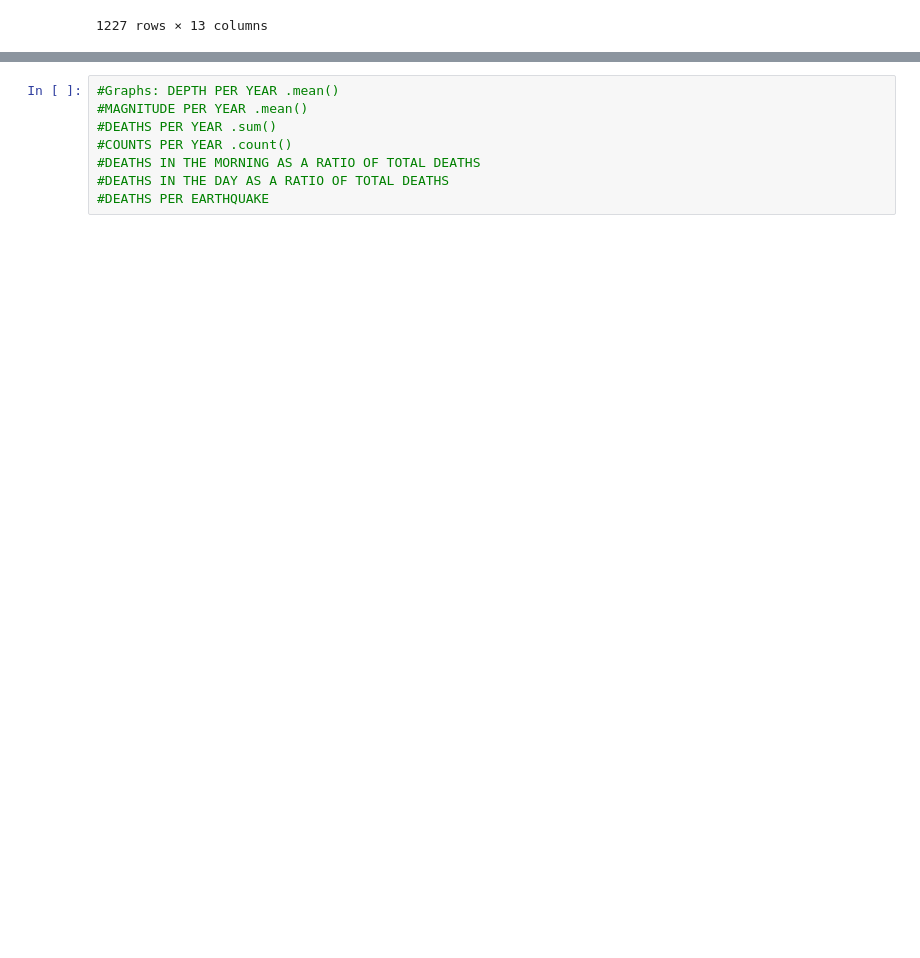
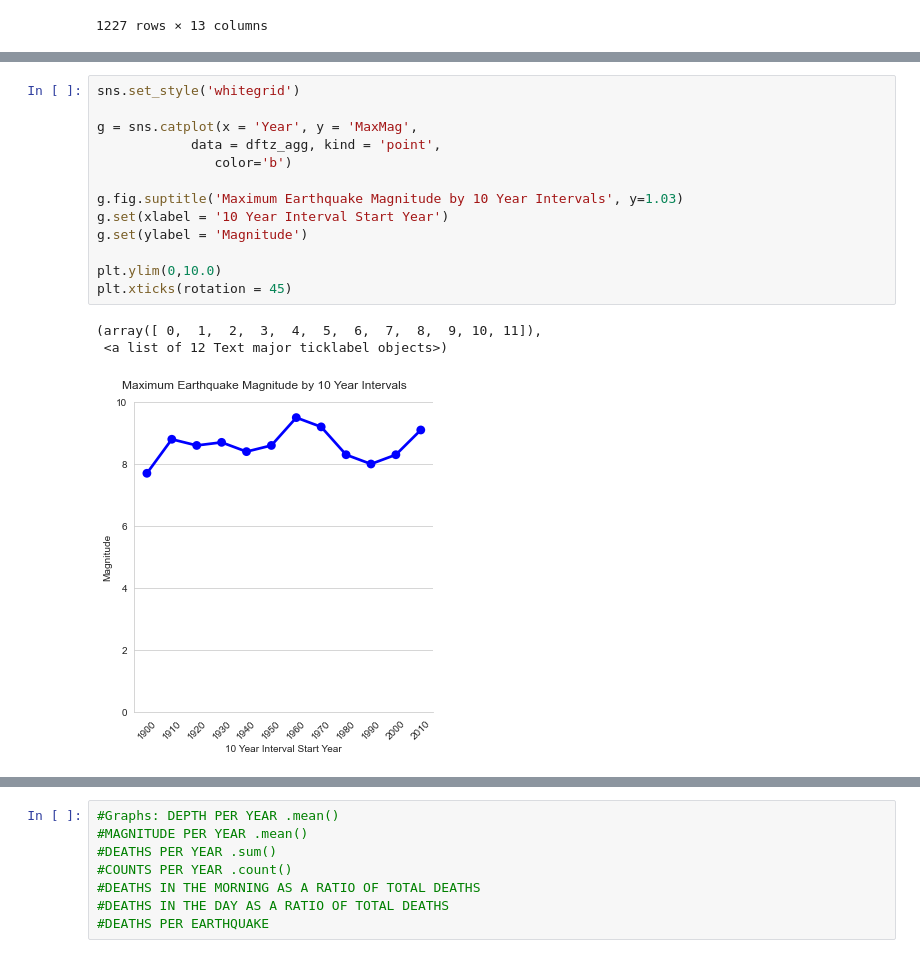
Before and after one commit to nss-data-science-cohort-4/dq3-earthquakes-down-to-earth, a Jupyter notebook: Tony/DQ3-2.ipynb, the cells around one changed output, grey strips where cells are left out. Drawn from its saved outputs; the diff is of its cells as text; blank space fills up the shorter version.

```diff
--- a/Tony/DQ3-2.ipynb
+++ b/Tony/DQ3-2.ipynb
@@ -85,0 +153,17 @@ Freq: 10A-DEC, Name: Index, dtype: int64
+# %%
+sns.set_style('whitegrid')
+
+g = sns.catplot(x = 'Year', y = 'MaxMag',
+            data = dftz_agg, kind = 'point',
+               color='b')
+
+g.fig.suptitle('Maximum Earthquake Magnitude by 10 Year Intervals', y=1.03)
+g.set(xlabel = '10 Year Interval Start Year')
+g.set(ylabel = 'Magnitude')
+
+plt.ylim(0,10.0)
+plt.xticks(rotation = 45)
+# %% [output]
+(array([ 0,  1,  2,  3,  4,  5,  6,  7,  8,  9, 10, 11]),
+ <a list of 12 Text major ticklabel objects>)
+[figure, added]
```
Also changed, not shown: parts of 11 cells of this notebook, 1 other file.
